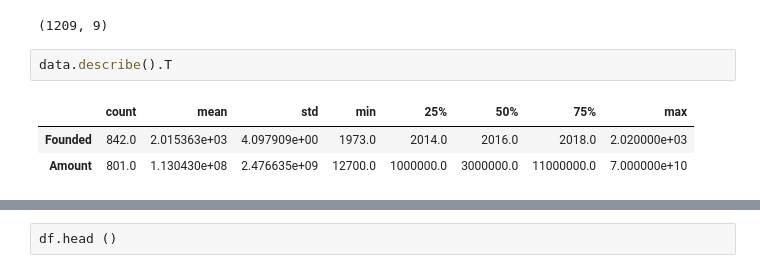
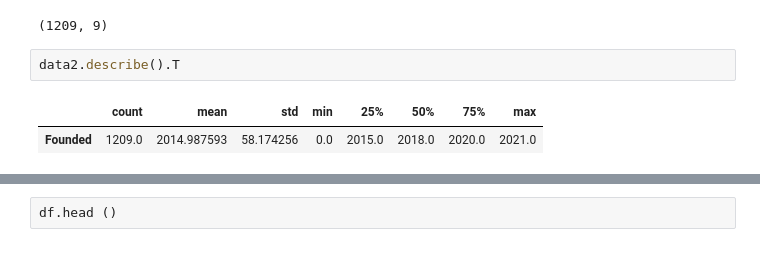
Before and after one commit to Njuraita/LP1-Indian-Startup-Ecosystem, a Jupyter notebook: Notebooks/LP1.ipynb, the cells around one changed output, grey strips where cells are left out. Saved outputs shown, nothing was run; the diff lists cells and outputs as text.

Commit message:
Fill missing values and Confirm for no missing values  & Convert Amount Column to a float

```diff
--- a/Notebooks/LP1.ipynb
+++ b/Notebooks/LP1.ipynb
@@ -256,8 +234,7 @@ data2.shape
 # %% [output]
 (1209, 9)
 # %%
-data.describe().T
+data2.describe().T
 # %% [output]
 |  | count | mean | std | min | 25% | 50% | 75% | max |
-| Founded | 842.0 | 2.015363e+03 | 4.097909e+00 | 1973.0 | 2014.0 | 2016.0 | 2018.0 | 2.020000e+03 |
-| Amount | 801.0 | 1.130430e+08 | 2.476635e+09 | 12700.0 | 1000000.0 | 3000000.0 | 11000000.0 | 7.000000e+10 |
+| Founded | 1209.0 | 2014.987593 | 58.174256 | 0.0 | 2015.0 | 2018.0 | 2020.0 | 2021.0 |
```
Also changed, not shown: parts of 16 cells of this notebook.
